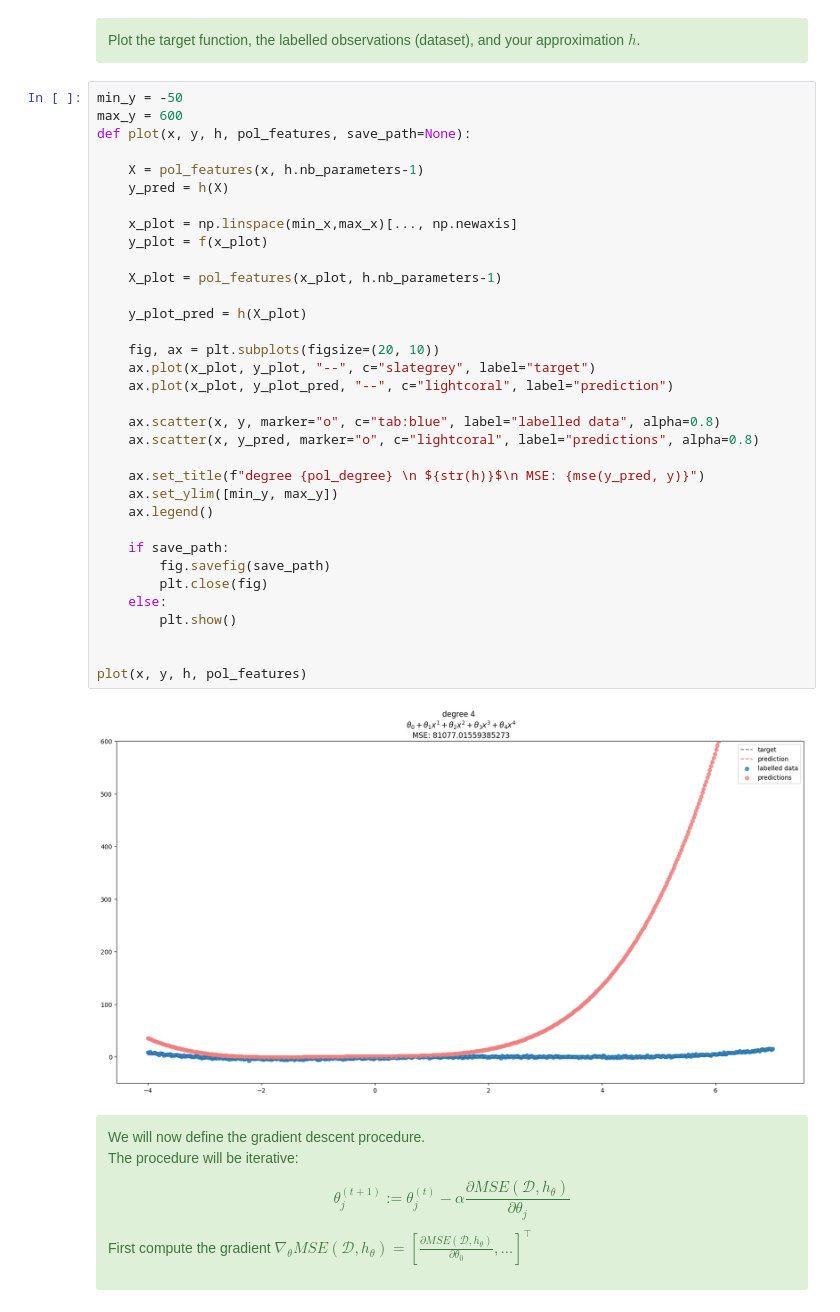
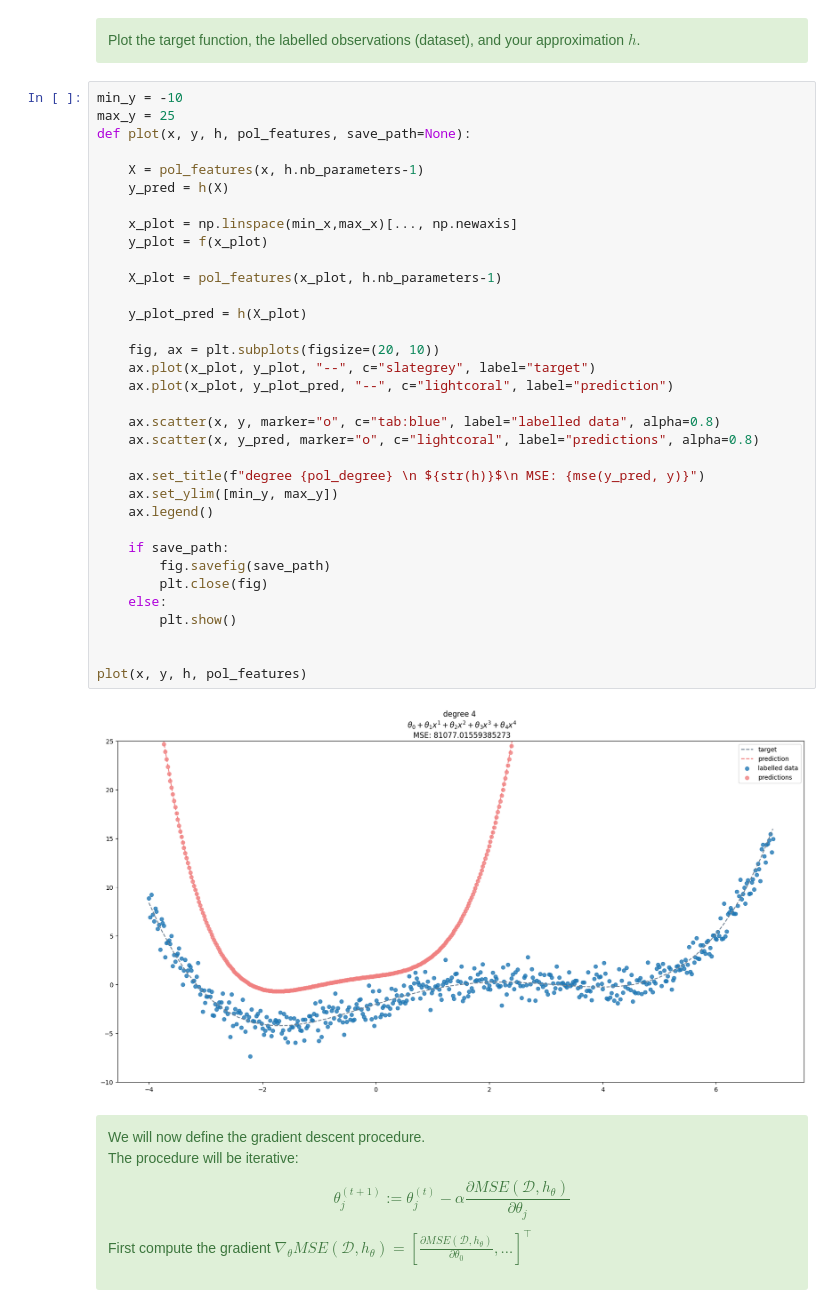
Before and after one commit to Lens11/IMT_cours, a Jupyter notebook: TP_IA/TP 2 - Linear Regression Gradient Descent.ipynb, the cells around one changed output. Saved outputs shown, nothing was run; the diff lists cells and outputs as text.

```diff
--- a/TP_IA/TP 2 - Linear Regression Gradient Descent.ipynb
+++ b/TP_IA/TP 2 - Linear Regression Gradient Descent.ipynb
@@ -210,41 +210,41 @@ RMSE: 284.74
   Plot the target function, the labelled observations (dataset), and your approximation $h$.
 </div>
 # %%
-min_y = -50
-max_y = 600
+min_y = -10
+max_y = 25
 def plot(x, y, h, pol_features, save_path=None):
 
     X = pol_features(x, h.nb_parameters-1)
     y_pred = h(X)
 
     x_plot = np.linspace(min_x,max_x)[..., np.newaxis]
     y_plot = f(x_plot)
 
     X_plot = pol_features(x_plot, h.nb_parameters-1)
 
     y_plot_pred = h(X_plot)
 
     fig, ax = plt.subplots(figsize=(20, 10))
     ax.plot(x_plot, y_plot, "--", c="slategrey", label="target")
     ax.plot(x_plot, y_plot_pred, "--", c="lightcoral", label="prediction")
 
     ax.scatter(x, y, marker="o", c="tab:blue", label="labelled data", alpha=0.8)
     ax.scatter(x, y_pred, marker="o", c="lightcoral", label="predictions", alpha=0.8)
 
     ax.set_title(f"degree {pol_degree} \n ${str(h)}$\n MSE: {mse(y_pred, y)}")
     ax.set_ylim([min_y, max_y])
     ax.legend()
 
     if save_path:
         fig.savefig(save_path)
         plt.close(fig)
     else:
         plt.show()
 
 
 plot(x, y, h, pol_features)
 # %% [output]
-[figure, old version]
+[figure, new version]
 # %% [markdown]
 <div class="alert alert-success">
  We will now define the gradient descent procedure. <br/>
```
Also changed, not shown: parts of 5 cells of this notebook.
